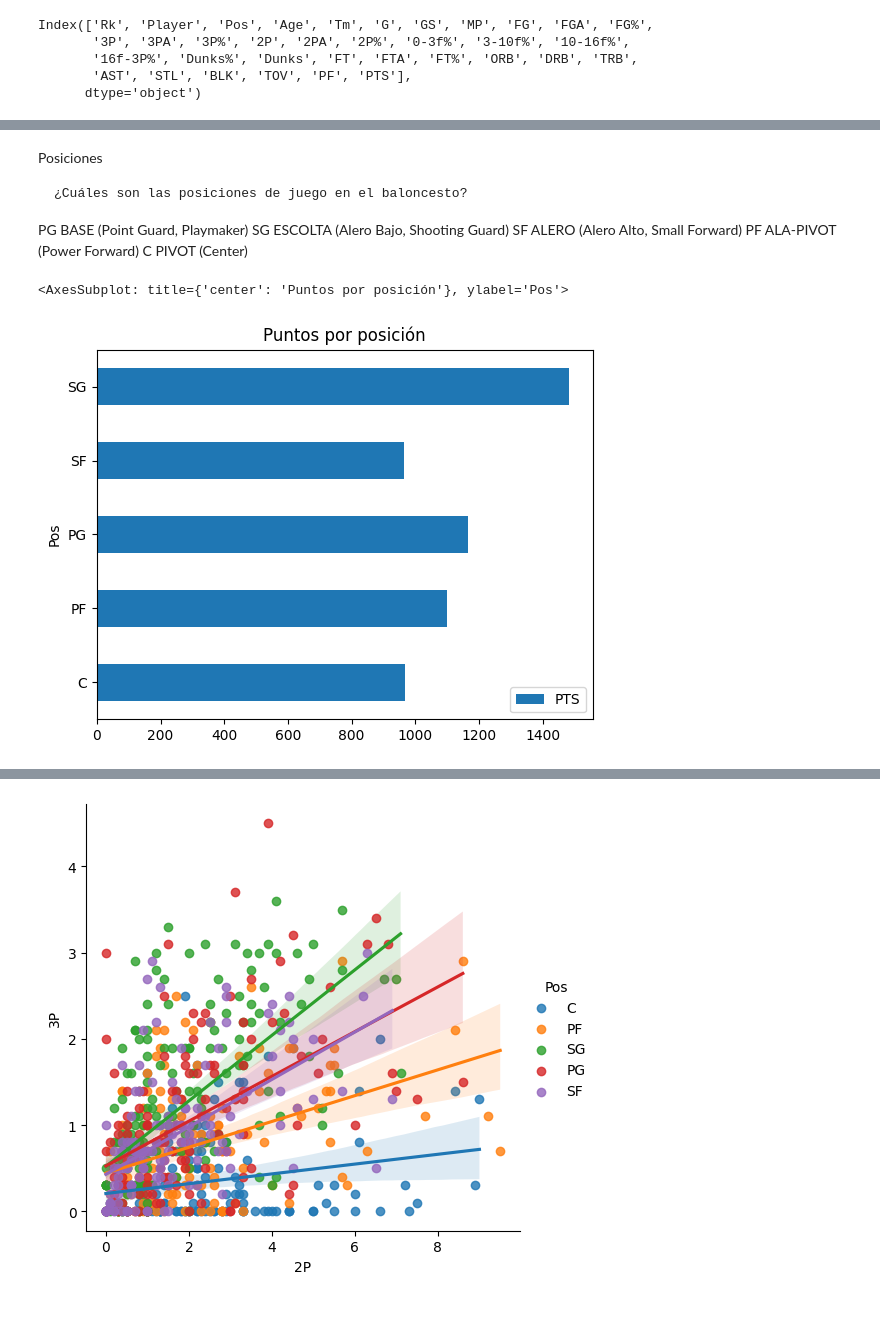
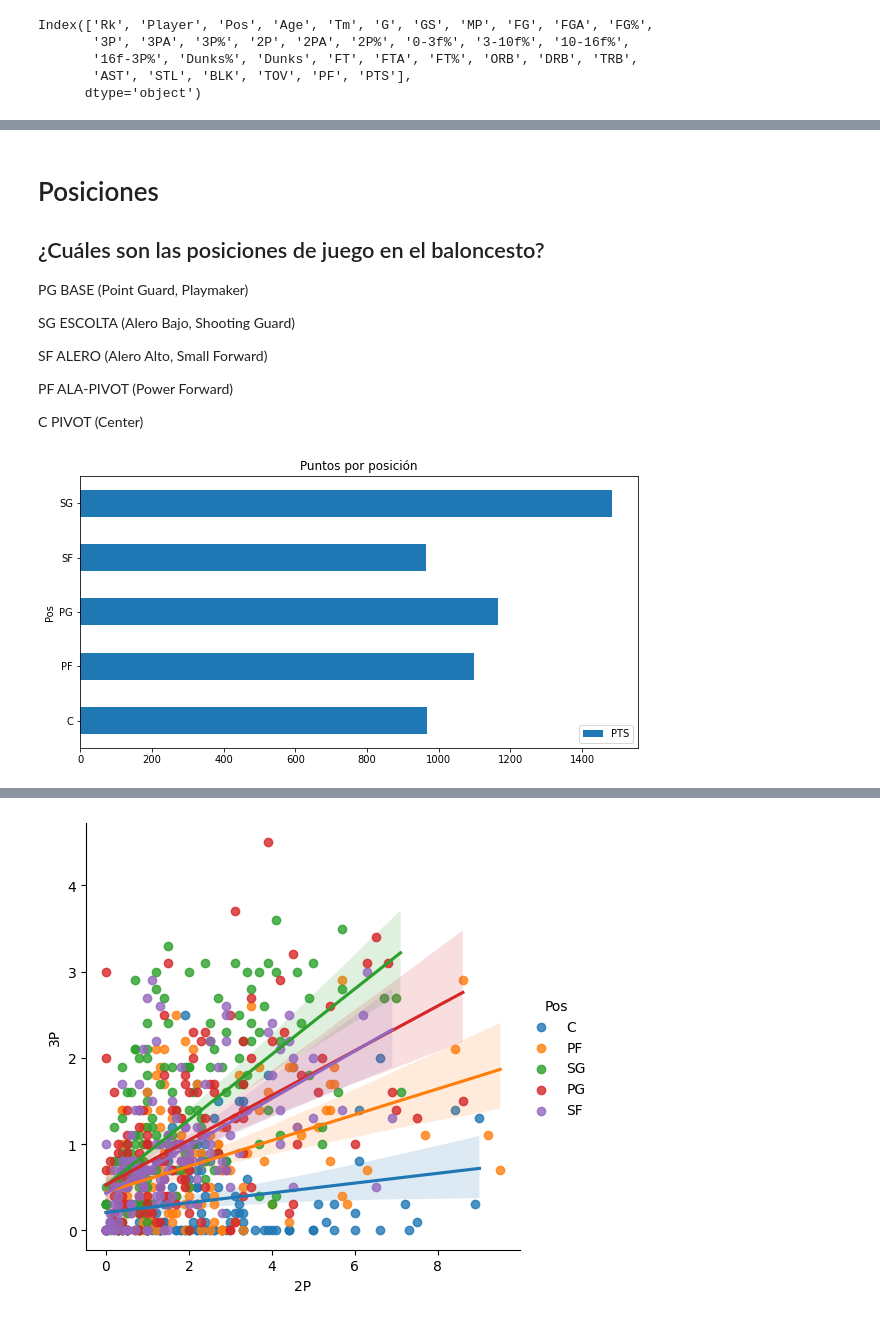
Before and after one commit to LanitaMG/py_Evaluacion, a Jupyter notebook: NBA_Stats.ipynb, the cells around one changed output, grey strips where cells are left out. Cells and saved outputs as stored; diff of their text form; code cells hidden in the pictures.

```diff
--- a/NBA_Stats.ipynb
+++ b/NBA_Stats.ipynb
@@ -15,7 +13,7 @@ Datos
 Fuente: https://www.basketball-reference.com
 # %%
 #Creación del data frame a partir de un csv
-nba_stats_original = pd.read_csv('NBA_2021-2022.csv', decimal=",")
+nba_stats_original = pd.read_csv("https://raw.githubusercontent.com/LanitaMG/py_Evaluacion/main/NBA_2021-2022.csv", decimal=",")
 # %%
 #Descripción de los datos
 nba_stats_original.describe()
@@ -54,19 +52,22 @@ array(['TOR', 'MEM', 'MIA', 'BRK', 'UTA', 'TOT', 'NOP', 'MIL', 'CLE',
 # Mantener solamente las columnas relevantes
 nba_stats = nba_stats_original.loc[nba_stats_original["Tm"] != 'TOT'].filter(['Rk', 'Pos', 'Tm', '3P', '3P%', '2P', '2P%', '0-3f%', '3-10f%', '10-16f%','16f-3P%', 'Dunks', 'FT', 'FT%', 'TRB','AST', 'STL', 'BLK', 'TOV', 'PF', 'PTS'])
 # %% [markdown]
-Posiciones
+# Posiciones
 
-    ¿Cuáles son las posiciones de juego en el baloncesto?
+##  ¿Cuáles son las posiciones de juego en el baloncesto?
 PG	BASE (Point Guard, Playmaker)
+
 SG	ESCOLTA (Alero Bajo, Shooting Guard)
+
 SF	ALERO (Alero Alto, Small Forward)
+
 PF	ALA-PIVOT (Power Forward)
+
 C	PIVOT (Center)
 # %%
 # Total de puntos por posición (la tabla suministra el promedio de puntos por partido por jugador)
-nba_stats.groupby('Pos')['PTS'].sum().plot(kind='barh', legend='Reverse', title='Puntos por posición');
+nba_stats.groupby('Pos')['PTS'].sum().plot(kind='barh', legend='Reverse', title='Puntos por posición', figsize=(10,5));
 # %% [output]
-<AxesSubplot: title={'center': 'Puntos por posición'}, ylabel='Pos'>
-[figure, old version]
+[figure, new version]
 # %%
 # Total de asistencias por posición (la tabla suministra el promedio de asistencias por partido por jugador)
```
Also changed, not shown: parts of 9 cells of this notebook.
